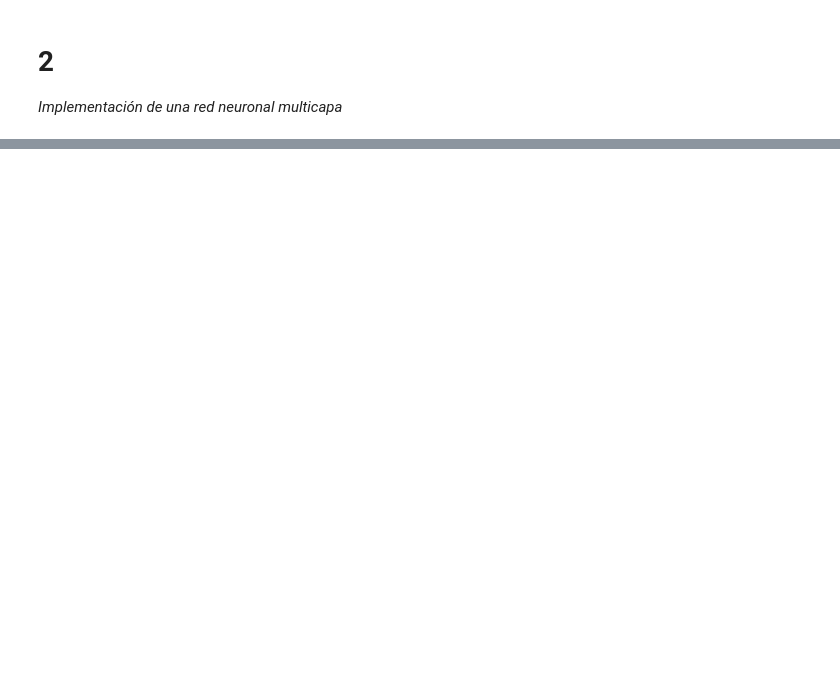
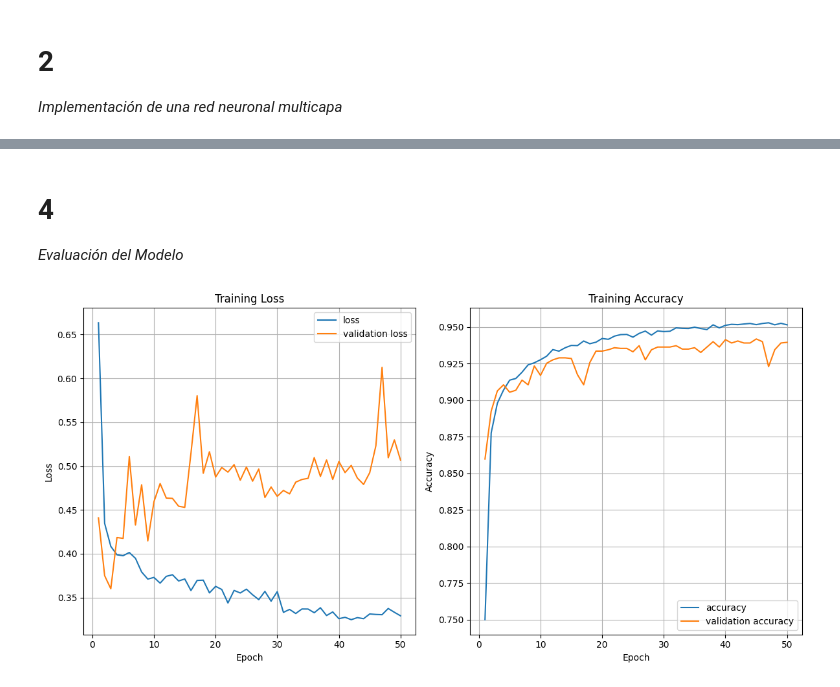
Before and after one commit to AlbertNath/rp-ml-20242, a Jupyter notebook: rpaa-practica3.ipynb, the cells around one changed output, grey strips where cells are left out. Drawn from its saved outputs; the diff is of its cells as text; code cells hidden in the pictures; blank space fills up the shorter version.

```diff
--- a/rpaa-practica3.ipynb
+++ b/rpaa-practica3.ipynb
@@ -38,5 +41,8 @@ idx_y_test = np.concatenate([idx_y_test_5, idx_y_test_n5])
 np.random.shuffle(idx_y_test)
 x_test = x_test[idx_y_test]
 y_test = y_test[idx_y_test]
+
+y_train_binary = (y_train == 5).astype(int)
+y_test_binary  = (y_test == 5).astype(int)
 # %% [output]
 Downloading data from https://storage.googleapis.com/tensorflow/tf-keras-datasets/mnist.npz
@@ -52,0 +62,7 @@ model = Sequential([
+# %%
+early_call = EarlyStopping(monitor='accuracy', patience=5,
+                           restore_best_weights=True)
+model.compile(loss='binary_crossentropy', metrics=['accuracy'])
+fit_history = model.fit(x_train, y_train_binary, epochs=50,
+                        batch_size=64, validation_split=0.2,
+                        callbacks=[early_call])
@@ -52,0 +87,33 @@ model = Sequential([
+# %% [markdown]
+# 4
+_Evaluación del Modelo_
+# %%
+loss = fit_history.history['loss']
+acc  = fit_history.history['accuracy']
+val_loss = fit_history.history['val_loss']
+val_acc  = fit_history.history['val_accuracy']
+epochs = range(1, len(loss) + 1)
+
+plt.figure(figsize=(12,6))
+plt.subplot(1, 2, 1)
+plt.plot(epochs, loss, label='loss')
+plt.plot(epochs, val_loss, label='validation loss')
+plt.title('Training Loss')
+plt.xlabel('Epoch')
+plt.ylabel('Loss')
+plt.grid(True)
+plt.legend()
+
+plt.subplot(1, 2, 2)
+plt.plot(epochs, acc, label='accuracy')
+plt.plot(epochs, val_acc, label='validation accuracy')
+plt.title('Training Accuracy')
+plt.xlabel('Epoch')
+plt.ylabel('Accuracy')
+plt.grid(True)
+plt.legend()
+
+plt.tight_layout()
+plt.show()
+# %% [output]
+[figure, added]
```
Also changed, not shown: parts of 8 cells of this notebook.
